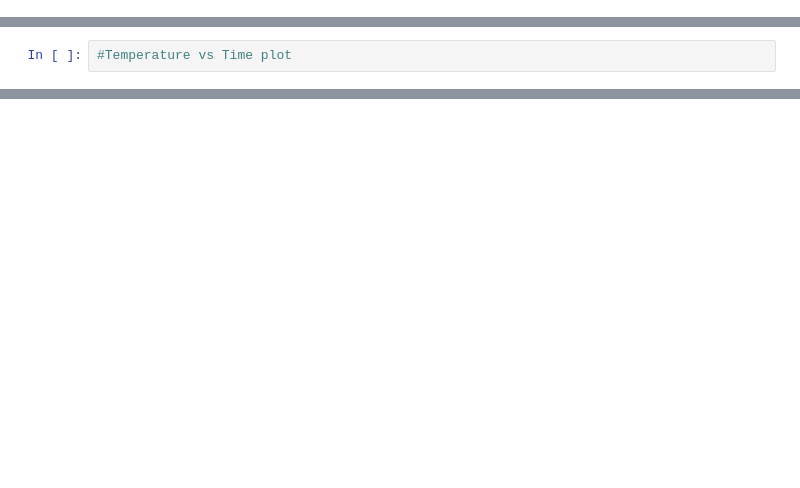
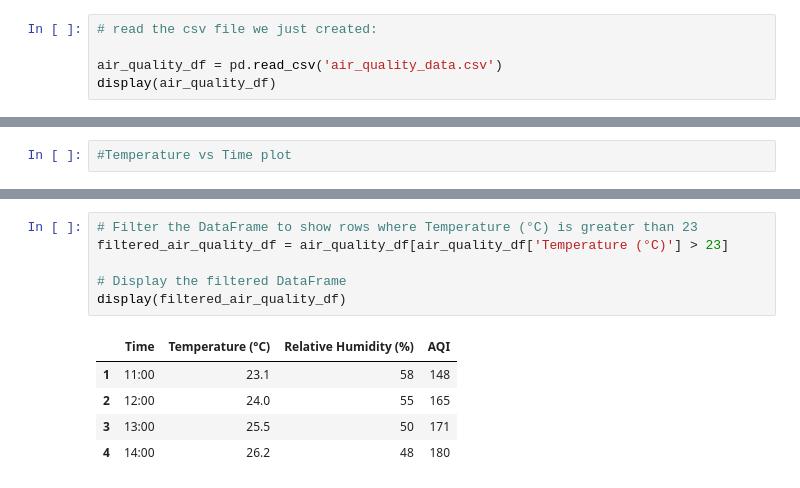
Before and after one commit to Omokayode/code4climate, a Jupyter notebook: thursday/thursday.ipynb, the cells around one changed output, grey strips where cells are left out. Drawn from its saved outputs; the diff is of its cells as text; blank space fills up the shorter version.

```diff
--- a/thursday/thursday.ipynb
+++ b/thursday/thursday.ipynb
@@ -160,0 +413,5 @@ data
+# %%
+# read the csv file we just created:
+
+air_quality_df = pd.read_csv('air_quality_data.csv')
+display(air_quality_df)
@@ -191,0 +527,12 @@ Write a function that takes temperature in Fahrenheit unit and convert it into c
+# %%
+# Filter the DataFrame to show rows where Temperature (°C) is greater than 23
+filtered_air_quality_df = air_quality_df[air_quality_df['Temperature (°C)'] > 23]
+
+# Display the filtered DataFrame
+display(filtered_air_quality_df)
+# %% [output]
+|  | Time | Temperature (°C) | Relative Humidity (%) | AQI |
+| 1 | 11:00 | 23.1 | 58 | 148 |
+| 2 | 12:00 | 24.0 | 55 | 165 |
+| 3 | 13:00 | 25.5 | 50 | 171 |
+| 4 | 14:00 | 26.2 | 48 | 180 |
```
Also changed, not shown: parts of 108 cells of this notebook, 4 other files.
